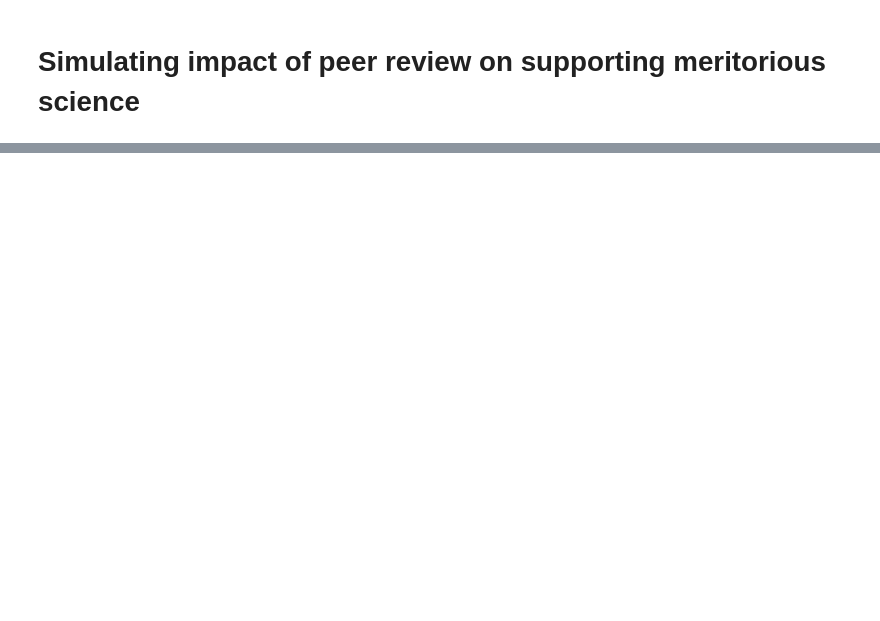
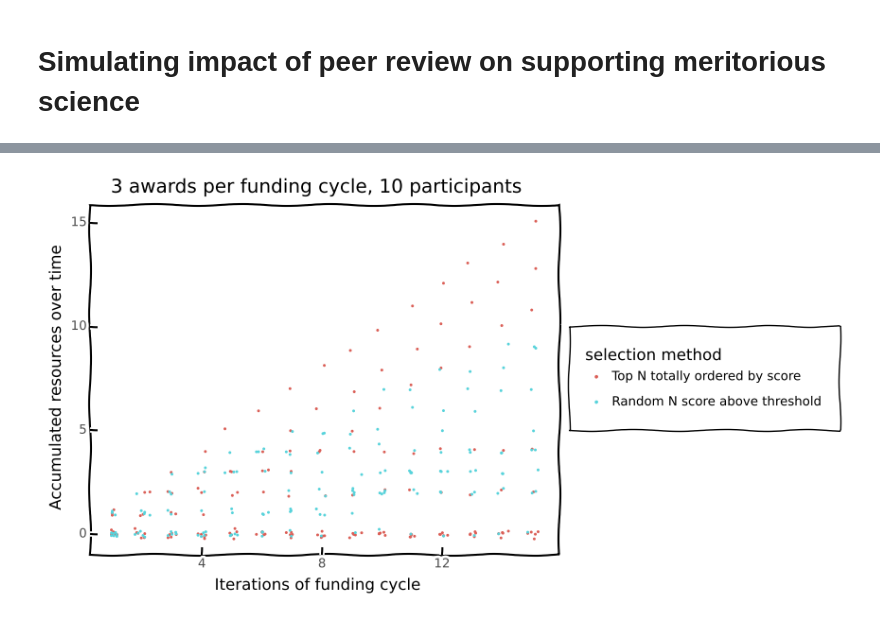
Before and after one commit to breckbaldwin/S3rd, a Jupyter notebook: presentations/DOE2021/peer_review_simulation.ipynb, the cells around one changed output, grey strips where cells are left out. Drawn from its saved outputs; the diff is of its cells as text; code cells hidden in the pictures; blank space fills up the shorter version.

```diff
--- a/presentations/DOE2021/peer_review_simulation.ipynb
+++ b/presentations/DOE2021/peer_review_simulation.ipynb
@@ -84,0 +94,4 @@ findfont: Font family ['xkcd', 'Humor Sans', 'Comic Sans MS'] not found. Falling
+# %%
+run_sim(nProjects=10, nRfp=15, nFunded=3)
+# %% [output]
+[figure, added]
```
Also changed, not shown: parts of 2 cells of this notebook, 3 other files.
